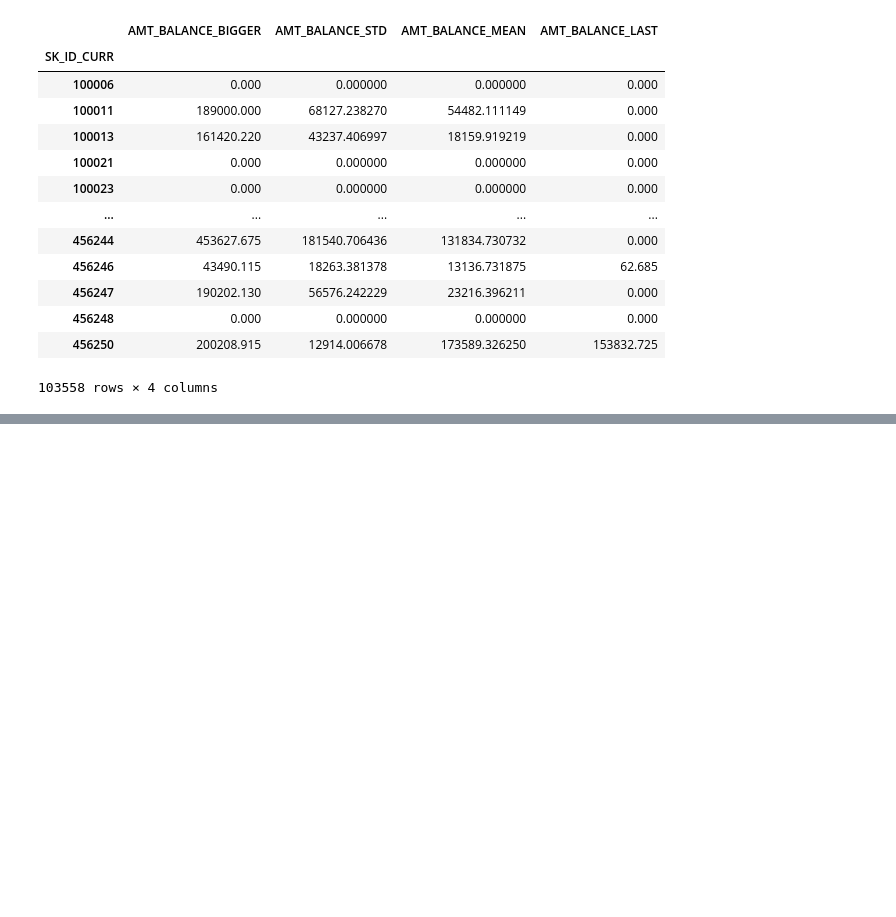
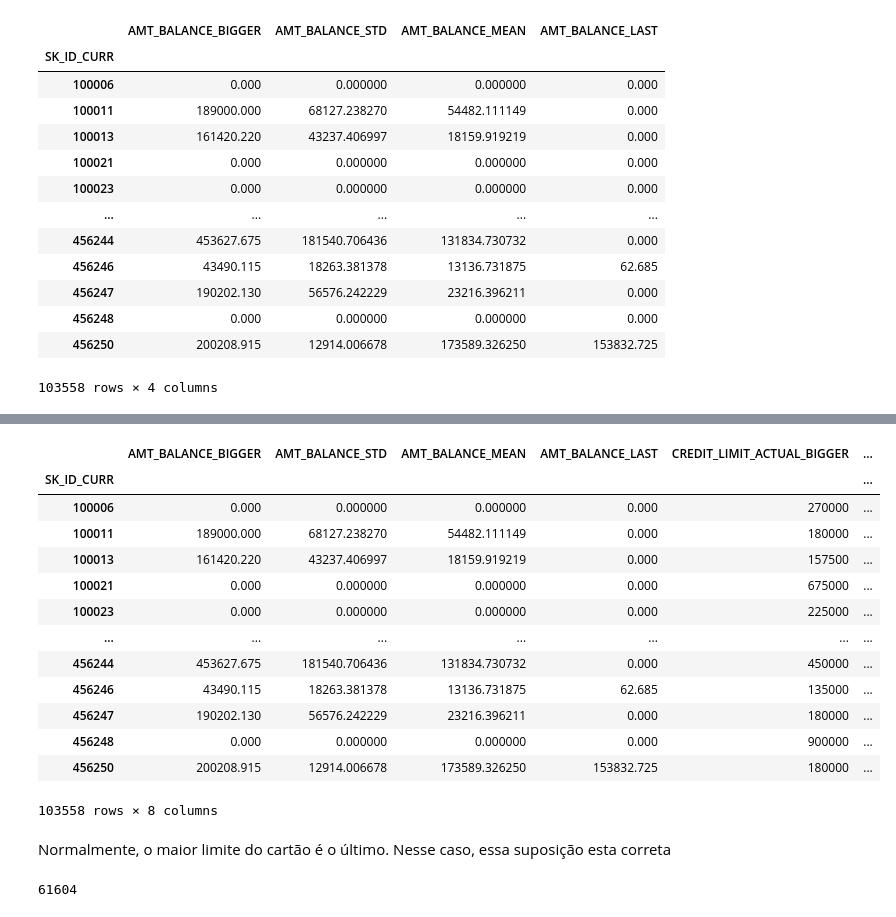
Before and after one commit to Pablo-Sant/project_credit_risk, a Jupyter notebook: notebooks/03-eda_credit_card_balance.ipynb, the cells around one changed output, grey strips where cells are left out. Drawn from its saved outputs; the diff is of its cells as text; code cells hidden in the pictures; blank space fills up the shorter version.

```diff
--- a/notebooks/03-eda_credit_card_balance.ipynb
+++ b/notebooks/03-eda_credit_card_balance.ipynb
@@ -221,0 +228,10 @@ dataset_agg
+# %%
+last_credit_limit = (
+    dataset
+    .sort_values(['SK_ID_CURR','MONTHS_BALANCE'])
+    .groupby('SK_ID_CURR')
+    .tail(1)[['SK_ID_CURR','AMT_CREDIT_LIMIT_ACTUAL']]
+    .rename(columns={'AMT_CREDIT_LIMIT_ACTUAL':'CREDIT_LIMIT_ACTUAL_LAST'})
+)
+
+last_credit_limit
@@ -221,0 +270,27 @@ dataset_agg
+# %%
+last_credit_limit = last_credit_limit.set_index('SK_ID_CURR')
+# %%
+dataset_agg = dataset_agg.join(last_credit_limit)
+# %%
+dataset_agg
+# %% [output]
+|  | AMT_BALANCE_BIGGER | AMT_BALANCE_STD | AMT_BALANCE_MEAN | AMT_BALANCE_LAST | CREDIT_LIMIT_ACTUAL_BIGGER | ... |
+| SK_ID_CURR |  |  |  |  |  | ... |
+| 100006 | 0.000 | 0.000000 | 0.000000 | 0.000 | 270000 | ... |
+| 100011 | 189000.000 | 68127.238270 | 54482.111149 | 0.000 | 180000 | ... |
+| 100013 | 161420.220 | 43237.406997 | 18159.919219 | 0.000 | 157500 | ... |
+| 100021 | 0.000 | 0.000000 | 0.000000 | 0.000 | 675000 | ... |
+| 100023 | 0.000 | 0.000000 | 0.000000 | 0.000 | 225000 | ... |
+| ... | ... | ... | ... | ... | ... | ... |
+| 456244 | 453627.675 | 181540.706436 | 131834.730732 | 0.000 | 450000 | ... |
+| 456246 | 43490.115 | 18263.381378 | 13136.731875 | 62.685 | 135000 | ... |
+| 456247 | 190202.130 | 56576.242229 | 23216.396211 | 0.000 | 180000 | ... |
+| 456248 | 0.000 | 0.000000 | 0.000000 | 0.000 | 900000 | ... |
+| 456250 | 200208.915 | 12914.006678 | 173589.326250 | 153832.725 | 180000 | ... |
+103558 rows × 8 columns
+# %% [markdown]
+Normalmente, o maior limite do cartão é o último. Nesse caso, essa suposição esta correta
+# %%
+dataset_agg.loc[dataset_agg['CREDIT_LIMIT_ACTUAL_BIGGER'] == dataset_agg['CREDIT_LIMIT_ACTUAL_LAST']].shape[0]
+# %% [output]
+61604
```
Also changed, not shown: parts of 78 cells of this notebook, 2 other files.
